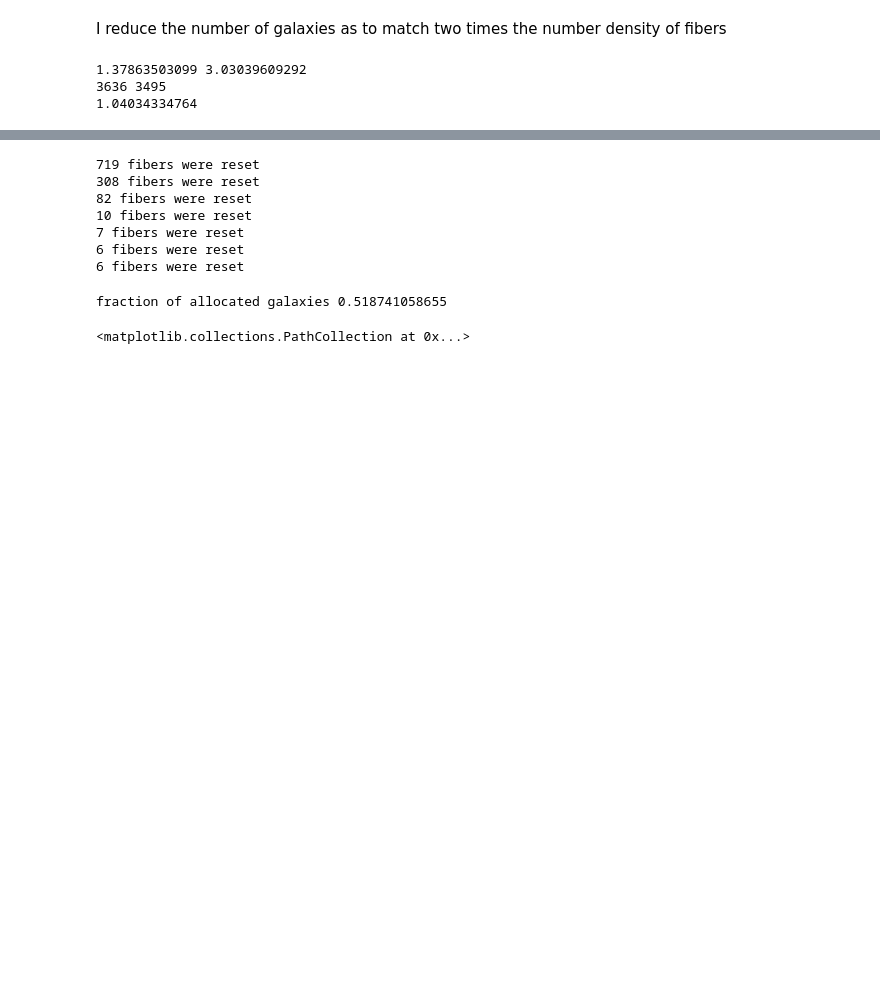
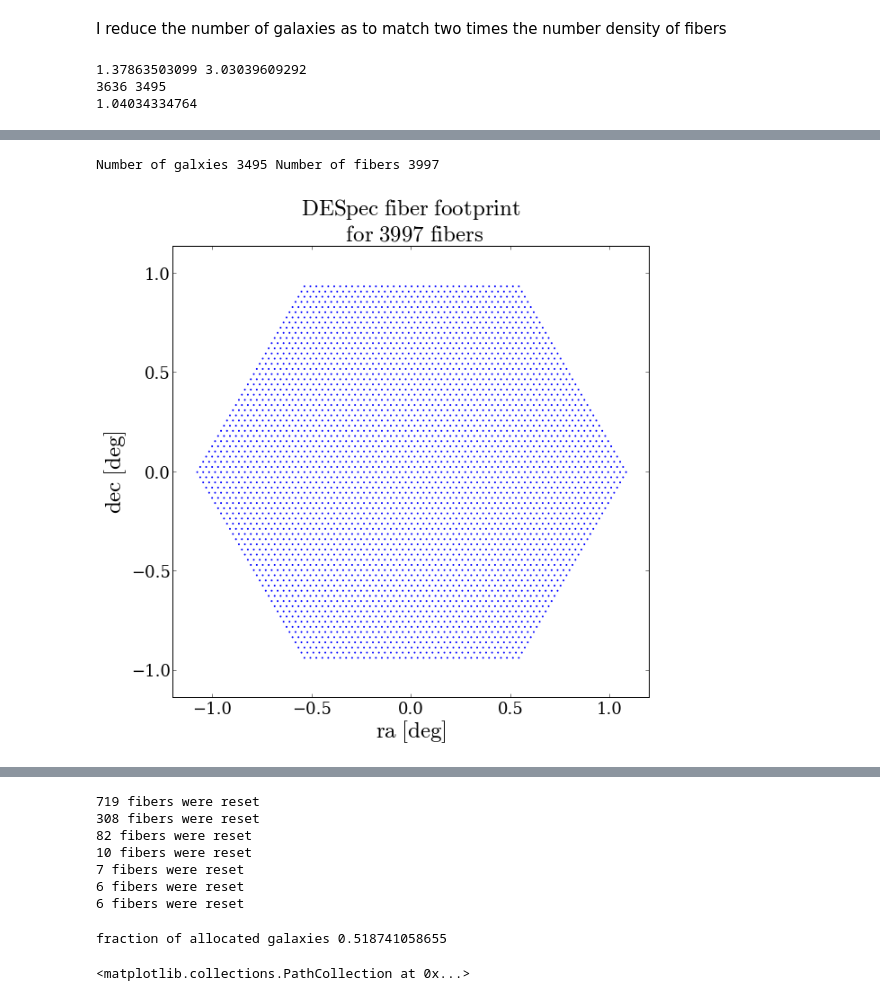
Before and after one commit to forero/FiberAllocation, a Jupyter notebook: source/fiber_allocation.ipynb, the cells around one changed output, grey strips where cells are left out. Drawn from its saved outputs; the diff is of its cells as text; code cells hidden in the pictures; blank space fills up the shorter version.

```diff
--- a/source/fiber_allocation.ipynb
+++ b/source/fiber_allocation.ipynb
@@ -431,0 +468,34 @@ Number of galxies 3495 Number of fibers 3997
+# %%
+print 'Number of galxies', observed_gals.Ngalaxies, 'Number of fibers', fibers.Nfibers
+#simple plot to check out the spatial distribution of data
+fig = figure(1, figsize=(9.5,9.0))
+ax = axes()
+ax.set_xlabel("$\mathrm{ra\ [deg]}$",fontsize=25)
+ax.set_ylabel("$\mathrm{dec\ [deg]}$",fontsize=25)
+ax.set_title("$\mathrm{DESpec\ fiber\ footprint}$\n $\mathrm{for}\ 3997\ \mathrm{fibers}$", fontsize=25)
+ticklabels_x = ax.get_xticklabels()
+ticklabels_y = ax.get_yticklabels()
+
+for label_x in ticklabels_x:
+    label_x.set_fontsize(18)
+    label_x.set_family('serif')
+for label_y in ticklabels_y:
+    label_y.set_fontsize(18)
+    label_y.set_family('serif')
+
+ax.scatter(fibers.x, fibers.y, color='blue', alpha=1.0, s=1.0)
+
+ax.set_xlim([-1.2,1.2])
+ax.set_ylim([-1.2,1.2])
+
+#ax1.scatter(fibers.x, fibers.y, color='blue', alpha=0.6)
+ax.set_aspect('equal', 'datalim')
+
+filename='DES_fibers'
+
+savefig(filename + '.eps',format = 'eps', transparent=True)
+savefig(filename + '.pdf',format = 'pdf', transparent=True)
+savefig(filename + '.png',format = 'png', transparent=True)
+# %% [output]
+Number of galxies 3495 Number of fibers 3997
+[figure, added]
```
Also changed, not shown: parts of 5 cells of this notebook.
